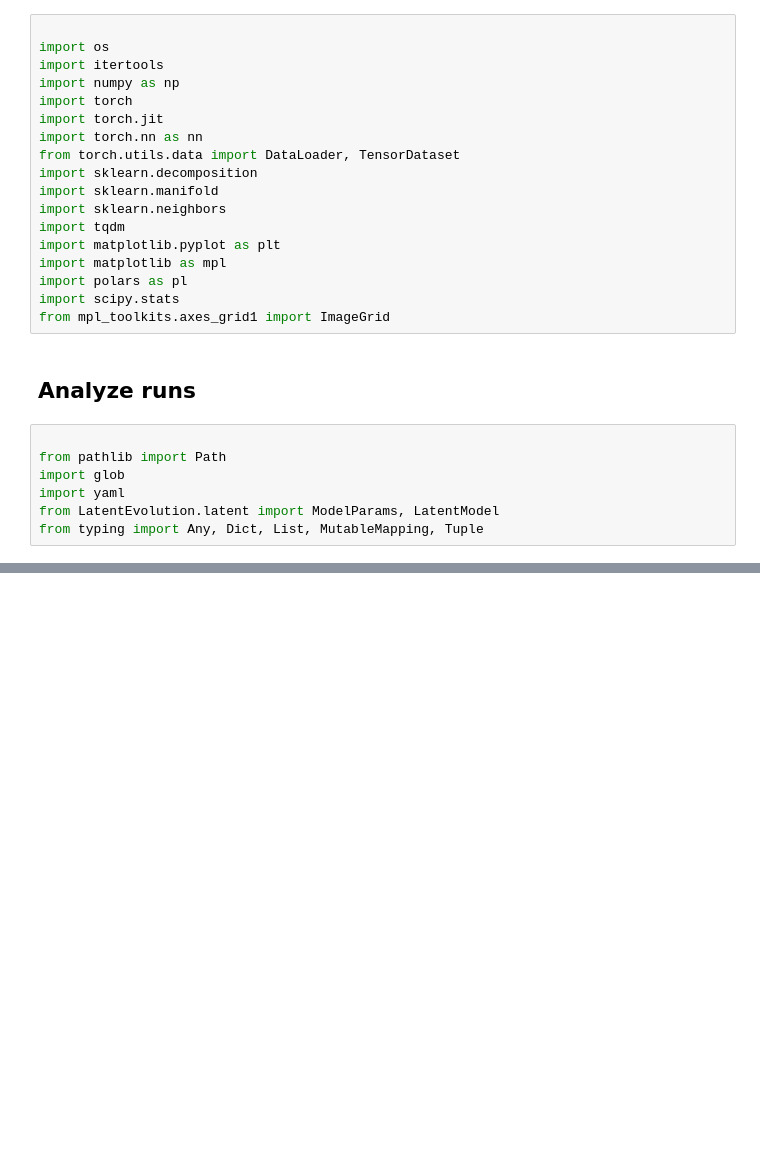
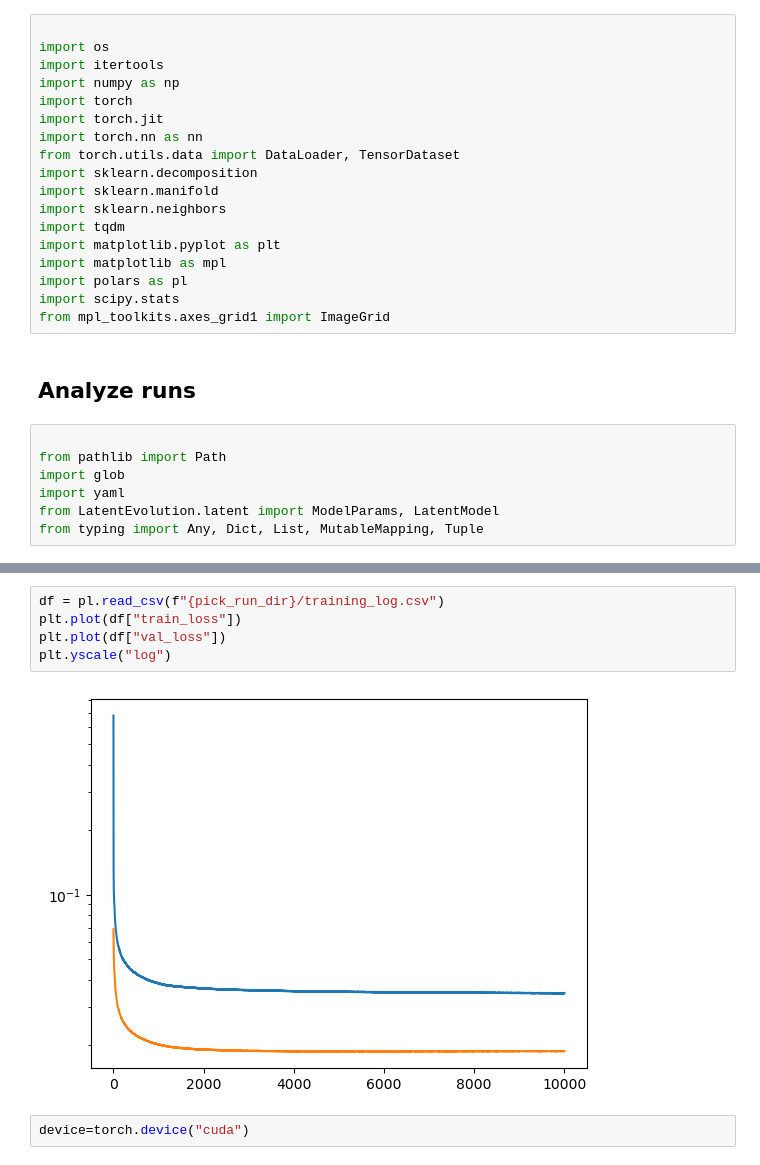
Before and after one commit to saalfeldlab/NeuralGraph, a Jupyter notebook: src/LatentEvolution/latent_space.ipynb, the cells around one changed output, grey strips where cells are left out. Saved outputs shown, nothing was run; the diff lists cells and outputs as text; blank space fills up the shorter version.

```diff
--- a/src/LatentEvolution/latent_space.ipynb
+++ b/src/LatentEvolution/latent_space.ipynb
@@ -602,0 +148,9 @@ Text(0, 0.5, 'mean absolute error in prediction')
+# %%
+df = pl.read_csv(f"{pick_run_dir}/training_log.csv")
+plt.plot(df["train_loss"])
+plt.plot(df["val_loss"])
+plt.yscale("log")
+# %% [output]
+[figure, added]
+# %%
+device=torch.device("cuda")
```
Also changed, not shown: parts of 58 cells of this notebook, 6 other files.
